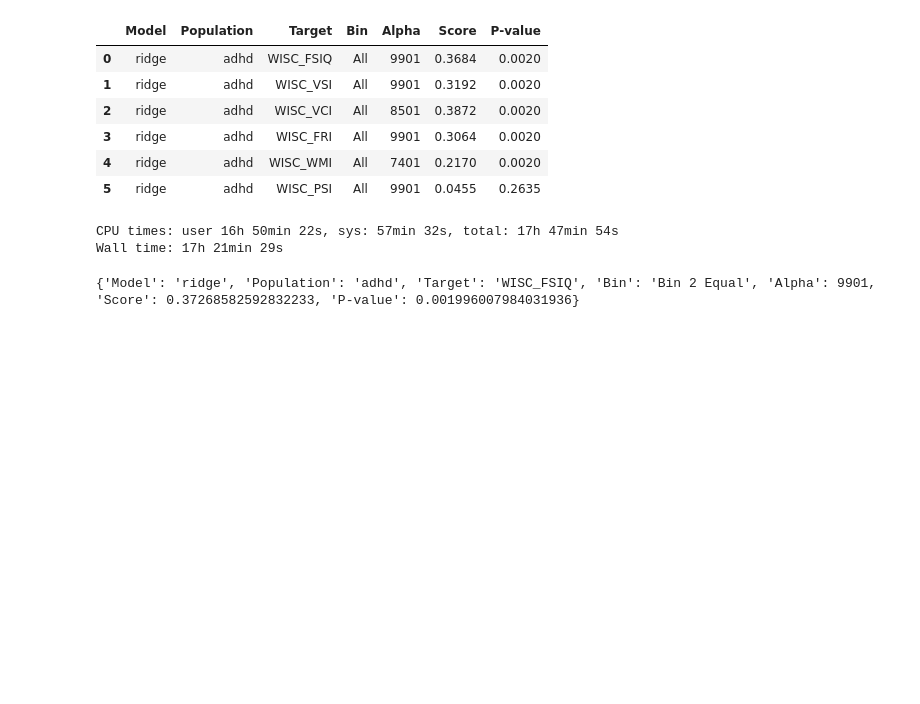
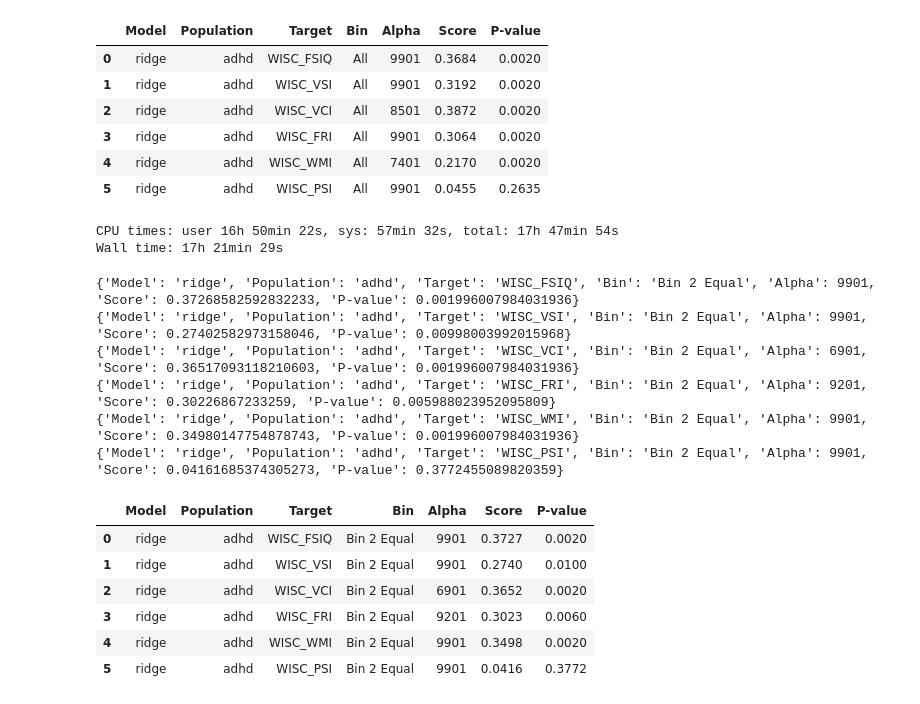
Before and after one commit to Brian-Pho/MSc_Research-Project, a Jupyter notebook: src/Models/Ridge.ipynb, the cells around one changed output. Cells and saved outputs as stored; diff of their text form; code cells hidden in the pictures; blank space fills up the shorter version.

```diff
--- a/src/Models/Ridge.ipynb
+++ b/src/Models/Ridge.ipynb
@@ -259,12 +259,12 @@ Wall time: 1min 28s
 %%time
 from os.path import join
 from common.binning import bin_data
-from common.wisc import FSIQ, PRIMARY_INDICES
+from common.wisc import WISC_LEVEL
 from common.paths import RIDGE_RESULTS, RIDGE_PSCORES
 from common.results import save_perm_score
 
 results = []
-targets = FSIQ + PRIMARY_INDICES
+targets = WISC_LEVEL[5]
 
 for target in targets:
     y = Y[target]
@@ -320,12 +320,12 @@ Wall time: 17h 21min 29s
 %%time
 from os.path import join
 from common.binning import bin_data
-from common.wisc import FSIQ, PRIMARY_INDICES
+from common.wisc import WISC_LEVEL
 from common.paths import RIDGE_RESULTS, RIDGE_PSCORES
 from common.results import save_perm_score
 
 results = []
-targets = FSIQ + PRIMARY_INDICES
+targets = WISC_LEVEL[5]
 
 bin_label = 'Bin 2 Equal'
 bin_2_subsample_indices = np.random.choice(147, 113, replace=False)
@@ -339,30 +339,42 @@ for target in targets:
     estimators = [StandardScaler(), RidgeCV(alphas=[a for a in range(1, 10000, 100)],
                                     scoring=unimetric_scorer, cv=RKF_10_10)]
     pipe = make_pipeline(*estimators).fit(X_bin_2, y_bin_2)
     ridge_cv_alpha = pipe['ridgecv'].alpha_
 
     # Do permutation test
     estimators = [StandardScaler(), Ridge(alpha=ridge_cv_alpha)]
     pipe = make_pipeline(*estimators)
 
     score, permutation_scores, pvalue = permutation_test_score(
         pipe, X_bin_2, y_bin_2, cv=RKF_10_10, scoring=unimetric_scorer, n_permutations=N_PERM,
         n_jobs=-1)
     results.append({
         'Model': 'ridge',
         'Population': population,
         'Target': target,
         'Bin': bin_label,
         'Alpha': ridge_cv_alpha,
         'Score': score,
         'P-value': pvalue,
     })
     print(results[-1])
     save_perm_score(permutation_scores, f'ridge_{population}_{target}_{bin_label}_perm_scores', RIDGE_PSCORES)
 
 results_df = pd.DataFrame(results)
 display(results_df.round(4))
 filename = f'ridge_pts_{population}_bin_two_equal_samples.csv'
 results_df.to_csv(join(RIDGE_RESULTS, filename))
 # %% [output]
 {'Model': 'ridge', 'Population': 'adhd', 'Target': 'WISC_FSIQ', 'Bin': 'Bin 2 Equal', 'Alpha': 9901, 'Score': 0.37268582592832233, 'P-value': 0.001996007984031936}
+{'Model': 'ridge', 'Population': 'adhd', 'Target': 'WISC_VSI', 'Bin': 'Bin 2 Equal', 'Alpha': 9901, 'Score': 0.27402582973158046, 'P-value': 0.00998003992015968}
+{'Model': 'ridge', 'Population': 'adhd', 'Target': 'WISC_VCI', 'Bin': 'Bin 2 Equal', 'Alpha': 6901, 'Score': 0.36517093118210603, 'P-value': 0.001996007984031936}
+{'Model': 'ridge', 'Population': 'adhd', 'Target': 'WISC_FRI', 'Bin': 'Bin 2 Equal', 'Alpha': 9201, 'Score': 0.30226867233259, 'P-value': 0.005988023952095809}
+{'Model': 'ridge', 'Population': 'adhd', 'Target': 'WISC_WMI', 'Bin': 'Bin 2 Equal', 'Alpha': 9901, 'Score': 0.34980147754878743, 'P-value': 0.001996007984031936}
+{'Model': 'ridge', 'Population': 'adhd', 'Target': 'WISC_PSI', 'Bin': 'Bin 2 Equal', 'Alpha': 9901, 'Score': 0.04161685374305273, 'P-value': 0.3772455089820359}
+|  | Model | Population | Target | Bin | Alpha | Score | P-value |
+| 0 | ridge | adhd | WISC_FSIQ | Bin 2 Equal | 9901 | 0.3727 | 0.0020 |
+| 1 | ridge | adhd | WISC_VSI | Bin 2 Equal | 9901 | 0.2740 | 0.0100 |
+| 2 | ridge | adhd | WISC_VCI | Bin 2 Equal | 6901 | 0.3652 | 0.0020 |
+| 3 | ridge | adhd | WISC_FRI | Bin 2 Equal | 9201 | 0.3023 | 0.0060 |
+| 4 | ridge | adhd | WISC_WMI | Bin 2 Equal | 9901 | 0.3498 | 0.0020 |
+| 5 | ridge | adhd | WISC_PSI | Bin 2 Equal | 9901 | 0.0416 | 0.3772 |
```
Also changed, not shown: parts of 2 cells of this notebook, 10 other files.
